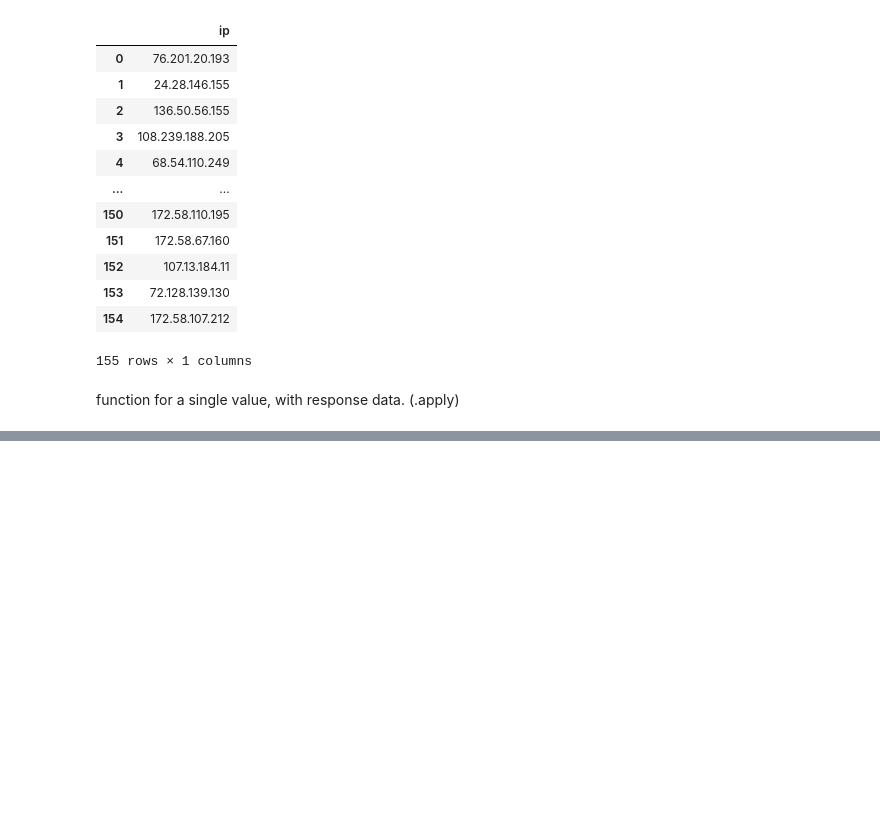
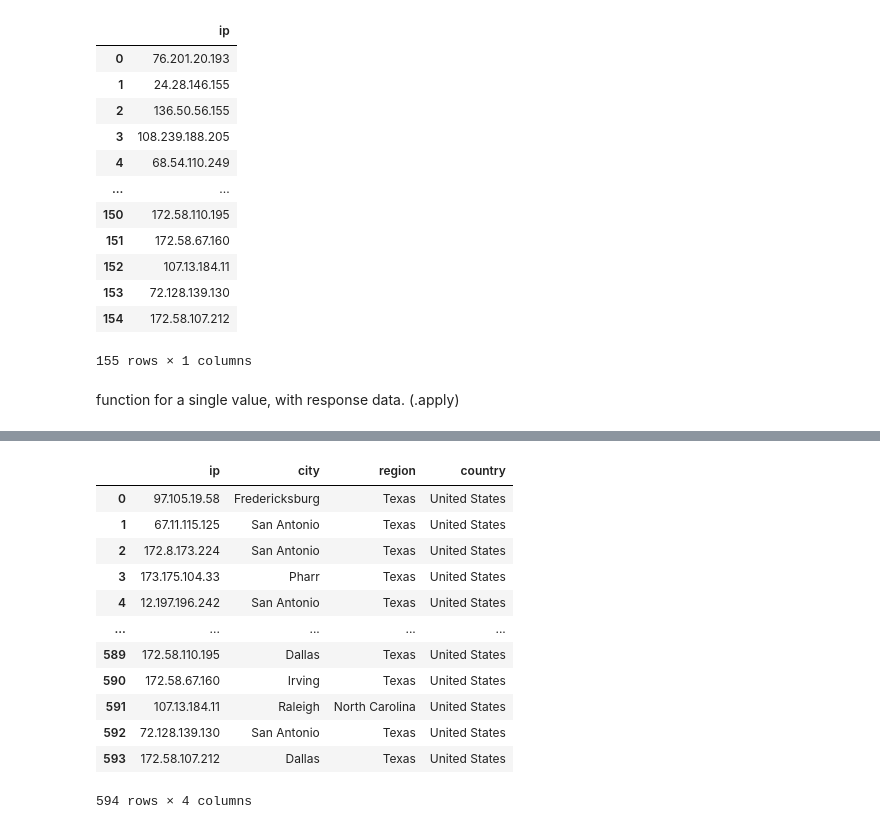
Before and after one commit to matt-c-knight/time-series-project, a Jupyter notebook: explore2.ipynb, the cells around one changed output, grey strips where cells are left out. Saved outputs shown, nothing was run; the diff lists cells and outputs as text; code cells hidden in the pictures; blank space fills up the shorter version.

Commit message:
added ip country

```diff
--- a/explore2.ipynb
+++ b/explore2.ipynb
@@ -308,0 +239,2 @@ result.head(20)
+# %%
+ds_ip = pd.DataFrame(ds_ip)
@@ -308,0 +250,4 @@ result.head(20)
+# %%
+ds_ip.rename(columns={0: 'ip'}, inplace=True)
+# %%
+d = []
@@ -308,0 +410,42 @@ result.head(20)
+# %%
+d2 = []
+# %%
+import requests
+
+for index, row in ds_ip.iterrows():
+    location = row['ip']
+    url = "https://free-geo-ip.p.rapidapi.com/json/" + location
+
+    headers = {
+        'x-rapidapi-key': "e971744d3fmshe67b5c357e7ec4ap1aa107jsn4a07ff9a4175",
+        'x-rapidapi-host': "free-geo-ip.p.rapidapi.com"
+        }
+
+    response = requests.request("GET", url, headers=headers)
+
+    data = response.json()
+    d2.append(
+        {
+            'ip': row['ip'],
+            'city': data['city'],
+            'region': data['region_name'],
+            'country': data['country_name']
+
+        }
+    )
+
+pd.DataFrame(d2)
+# %% [output]
+|  | ip | city | region | country |
+| 0 | 97.105.19.58 | Fredericksburg | Texas | United States |
+| 1 | 67.11.115.125 | San Antonio | Texas | United States |
+| 2 | 172.8.173.224 | San Antonio | Texas | United States |
+| 3 | 173.175.104.33 | Pharr | Texas | United States |
+| 4 | 12.197.196.242 | San Antonio | Texas | United States |
+| ... | ... | ... | ... | ... |
+| 589 | 172.58.110.195 | Dallas | Texas | United States |
+| 590 | 172.58.67.160 | Irving | Texas | United States |
+| 591 | 107.13.184.11 | Raleigh | North Carolina | United States |
+| 592 | 72.128.139.130 | San Antonio | Texas | United States |
+| 593 | 172.58.107.212 | Dallas | Texas | United States |
+594 rows × 4 columns
```
Also changed, not shown: parts of 25 cells of this notebook.
